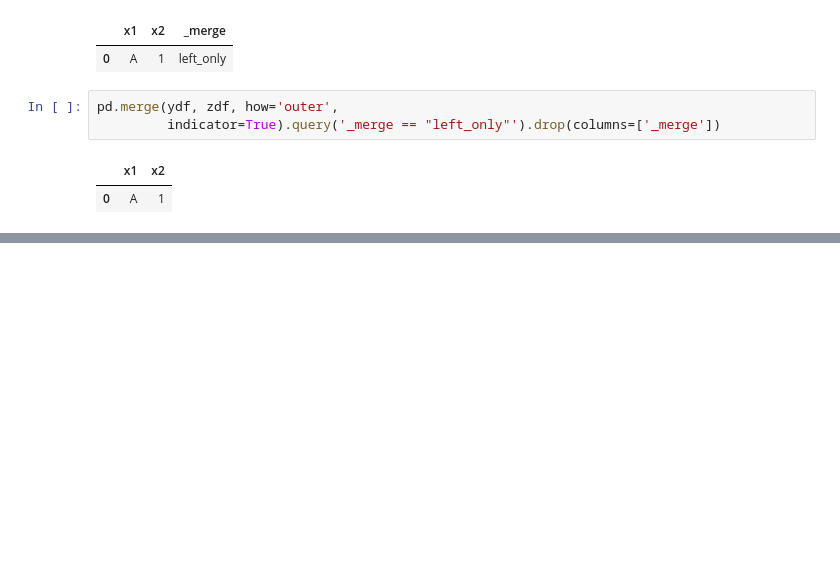
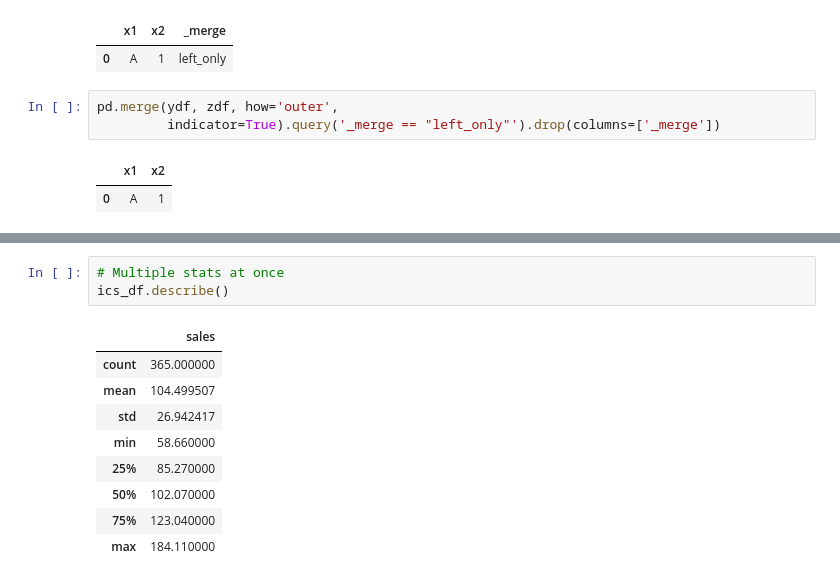
Before and after one commit to VLieberg/Python-Basics-Coding, a Jupyter notebook: notebooks/Pandas Tutorial.ipynb, the cells around one changed output, grey strips where cells are left out. Cells and saved outputs as stored; diff of their text form; blank space fills up the shorter version.

```diff
--- a/notebooks/Pandas Tutorial.ipynb
+++ b/notebooks/Pandas Tutorial.ipynb
@@ -1343,0 +1420,13 @@ pd.merge(ydf, zdf, how='outer',
+# %%
+# Multiple stats at once
+ics_df.describe()
+# %% [output]
+|  | sales |
+| count | 365.000000 |
+| mean | 104.499507 |
+| std | 26.942417 |
+| min | 58.660000 |
+| 25% | 85.270000 |
+| 50% | 102.070000 |
+| 75% | 123.040000 |
+| max | 184.110000 |
```
Also changed, not shown: parts of 13 cells of this notebook.
